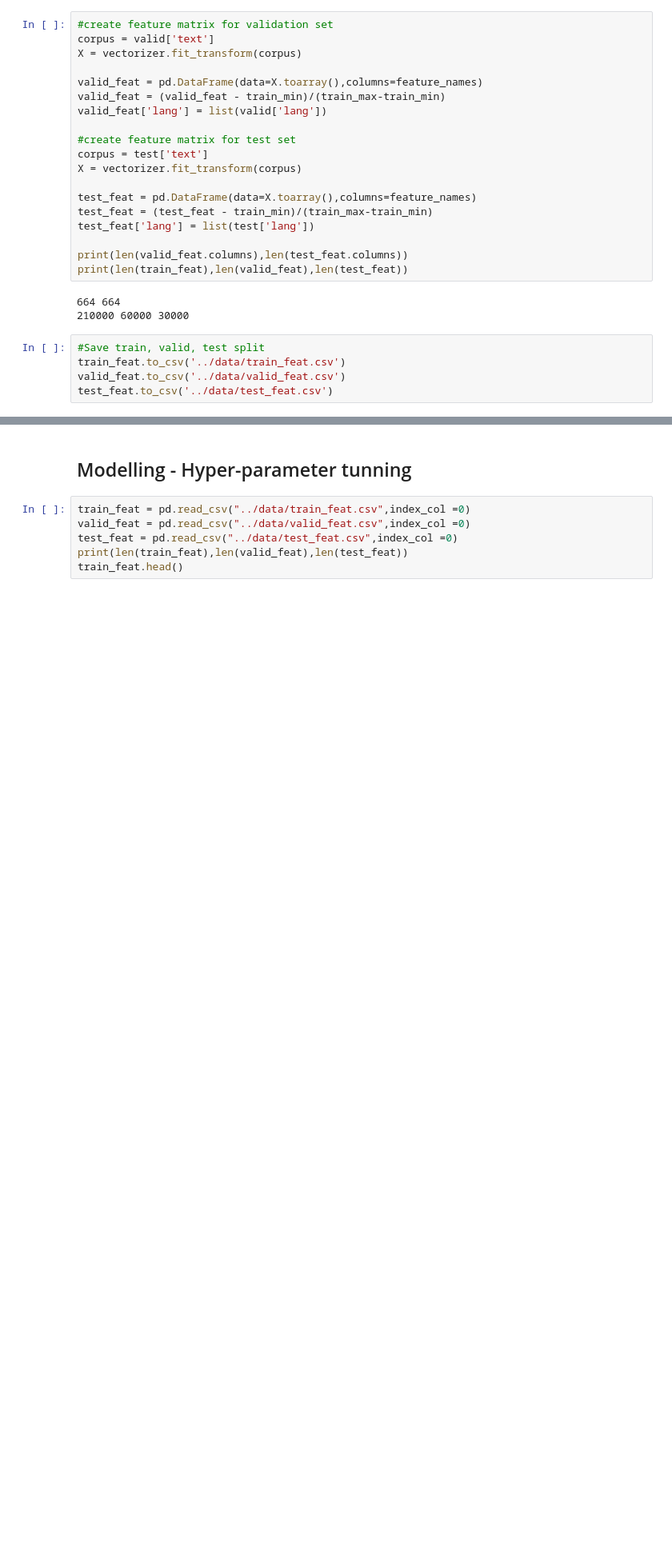
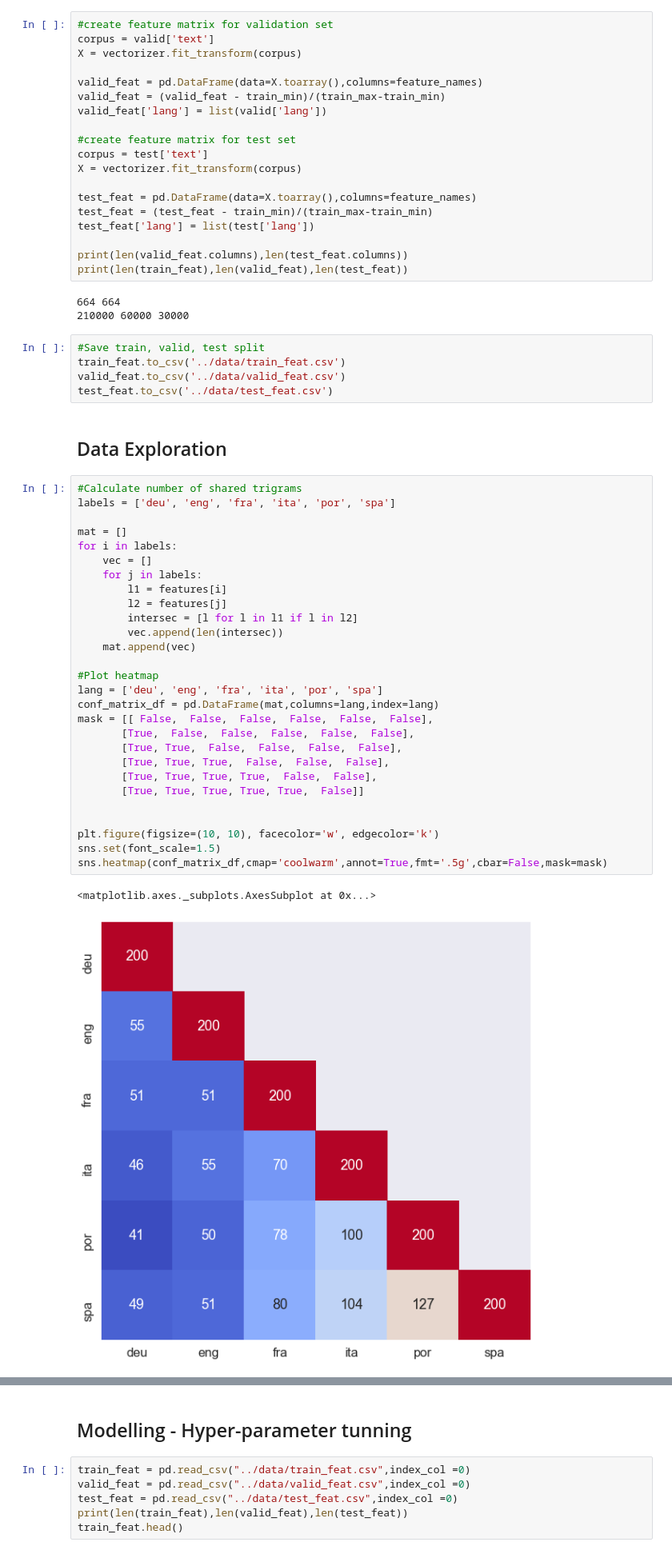
Before and after one commit to conorosully/medium-articles, a Jupyter notebook: src/language_classification.ipynb, the cells around one changed output, grey strips where cells are left out. Shown at 80% size. Saved outputs shown, nothing was run; the diff lists cells and outputs as text; blank space fills up the shorter version.

```diff
--- a/src/language_classification.ipynb
+++ b/src/language_classification.ipynb
@@ -192,3 +192,36 @@ print(len(train_feat),len(valid_feat),len(test_feat))
 train_feat.to_csv('../data/train_feat.csv')
 valid_feat.to_csv('../data/valid_feat.csv')
 test_feat.to_csv('../data/test_feat.csv')
+# %% [markdown]
+## Data Exploration
+# %%
+#Calculate number of shared trigrams
+labels = ['deu', 'eng', 'fra', 'ita', 'por', 'spa']
+
+mat = []
+for i in labels:
+    vec = []
+    for j in labels:
+        l1 = features[i]
+        l2 = features[j]
+        intersec = [l for l in l1 if l in l2]
+        vec.append(len(intersec))
+    mat.append(vec)
+
+#Plot heatmap
+lang = ['deu', 'eng', 'fra', 'ita', 'por', 'spa']
+conf_matrix_df = pd.DataFrame(mat,columns=lang,index=lang)
+mask = [[ False,  False,  False,  False,  False,  False],
+       [True,  False,  False,  False,  False,  False],
+       [True, True,  False,  False,  False,  False],
+       [True, True, True,  False,  False,  False],
+       [True, True, True, True,  False,  False],
+       [True, True, True, True, True,  False]]
+
+
+plt.figure(figsize=(10, 10), facecolor='w', edgecolor='k')
+sns.set(font_scale=1.5)
+sns.heatmap(conf_matrix_df,cmap='coolwarm',annot=True,fmt='.5g',cbar=False,mask=mask)
+# %% [output]
+<matplotlib.axes._subplots.AxesSubplot at 0x...>
+[figure, added]
```
Also changed, not shown: parts of 3 cells of this notebook.
